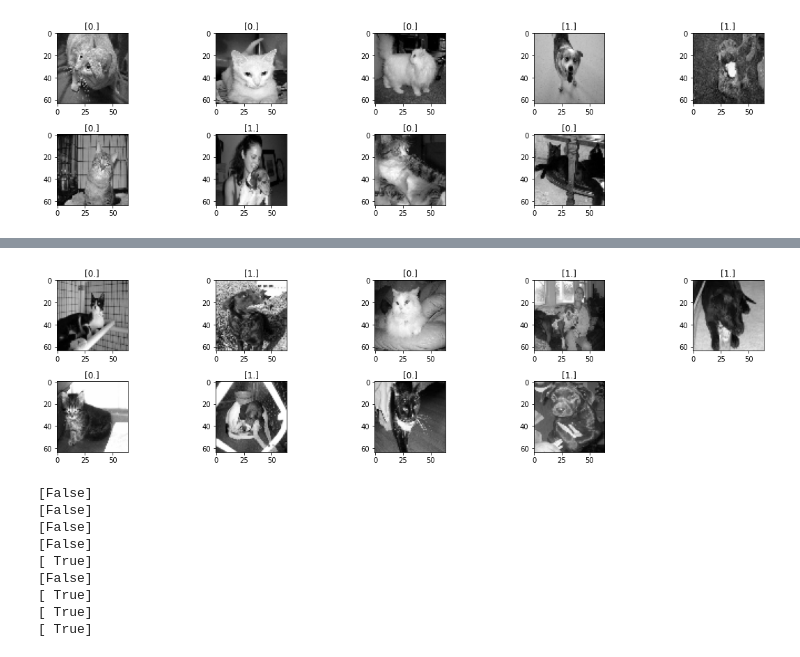
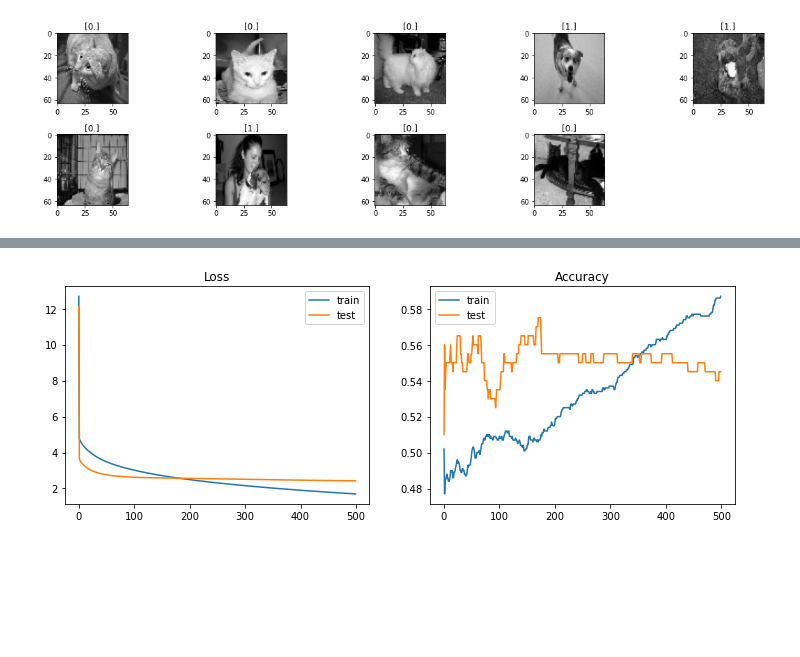
Before and after one commit to smartful/deep_learning_python, a Jupyter notebook: cat_vs_dog.ipynb, the cells around one changed output, grey strips where cells are left out. Cells and saved outputs as stored; diff of their text form; code cells hidden in the pictures; blank space fills up the shorter version.

Commit message:
Chat ou Chien : neurone artificiel

```diff
--- a/cat_vs_dog.ipynb
+++ b/cat_vs_dog.ipynb
@@ -68,3 +75,7 @@ from sklearn.metrics import log_loss
+# %%
+def log_loss(A, y, epsilon=1e-15):
+    m = len(y)
+    return -(1/m)*np.sum(y*np.log(A + epsilon) + (1-y)*np.log(1 - A + epsilon))
 # %%
 def gradients(A, X, y):
     m = len(y)
@@ -80,4 +91,8 @@ def update(dW, db, W, b, learning_rate):
 def predict(X, W, b):
     A = model(X, W, b)
     return A >= 0.5
+# %%
+def calcul_accuracy(X, y, W, b):
+    y_pred = predict(X, W, b)
+    return accuracy_score(y, y_pred)
 # %%
@@ -97,4 +125,18 @@ def artificial_neuron(X, y, learning_rate=0.1, n_iter=100):
     return (W, b, history)
+# %%
+def display_loss_acc(history):
+    plt.figure(figsize=(12, 4))
+    plt.subplot(1, 2, 1)
+    plt.title("Loss")
+    plt.plot(history['train_loss'], label="train")
+    plt.plot(history['test_loss'], label="test")
+    plt.legend()
+    plt.subplot(1, 2, 2)
+    plt.title("Accuracy")
+    plt.plot(history['train_accuracy'], label="train")
+    plt.plot(history['test_accuracy'], label="test")
+    plt.legend()
+    plt.show()
 # %%
-(W, b, history) = artificial_neuron(x_train_flat, y_train, learning_rate=0.01, n_iter=500)
+(W, b, history) = artificial_neuron(x_train_flat, y_train, x_test_flat, y_test, learning_rate=0.01, n_iter=5000)
 # %% [output]
@@ -116,23 +145,4 @@ plt.show()
-# %%
-plt.figure(figsize=(16,8))
-for i in range(1,10):
-    plt.subplot(4, 5, i)
-    plt.imshow(x_test[i], cmap='gray')
-    plt.title(y_test[i])
-    plt.tight_layout()
-plt.show()
-# %% [output]
-[figure, removed]
-# %%
-for i in range(1,10):
-    print(predict(x_test_flat[i, :], W_test, b_test))
-# %% [output]
-[False]
-[False]
-[False]
-[False]
-[ True]
-[False]
-[ True]
-[ True]
-[ True]
+# %%
+display_loss_acc(history)
+# %% [output]
+[figure, added]
```
Also changed, not shown: parts of 10 cells of this notebook.
